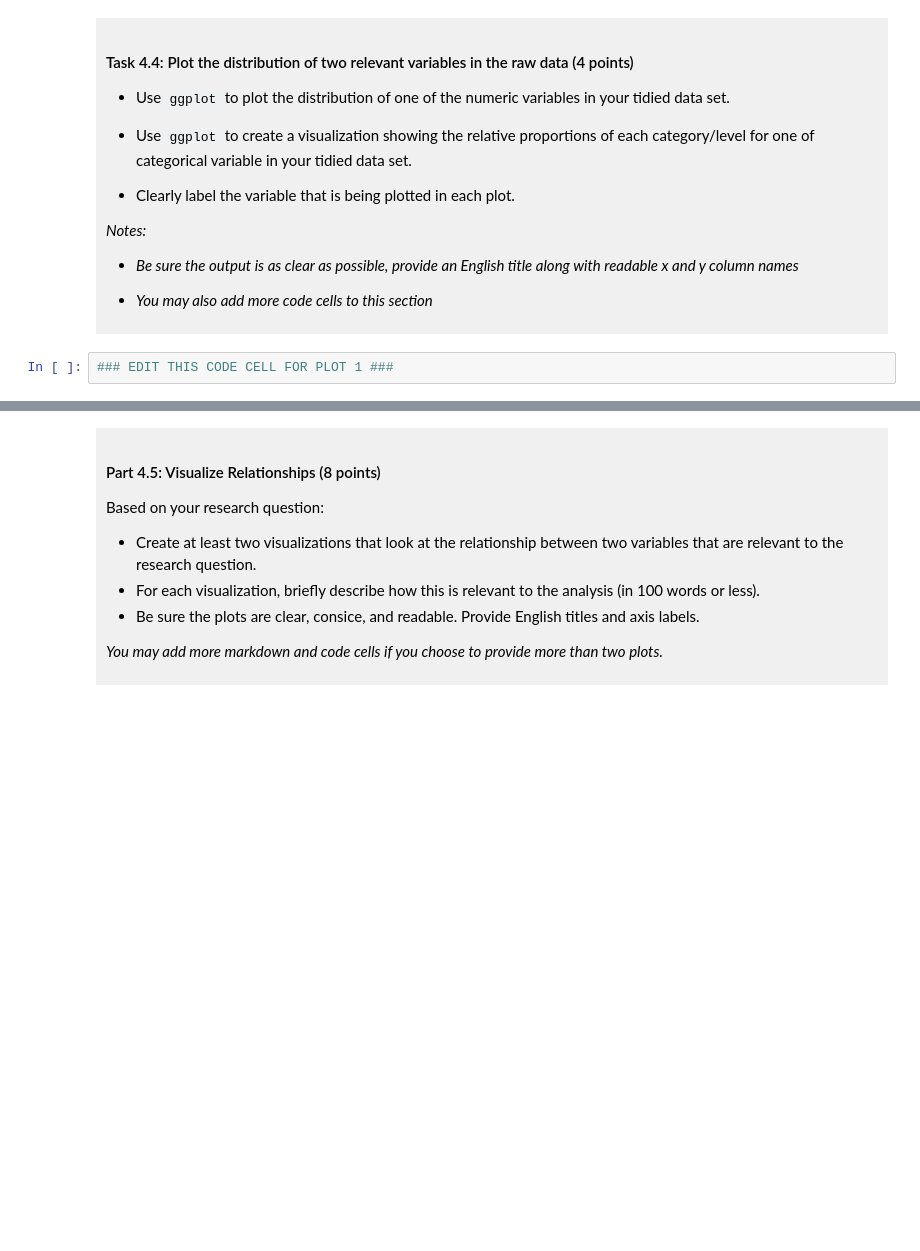
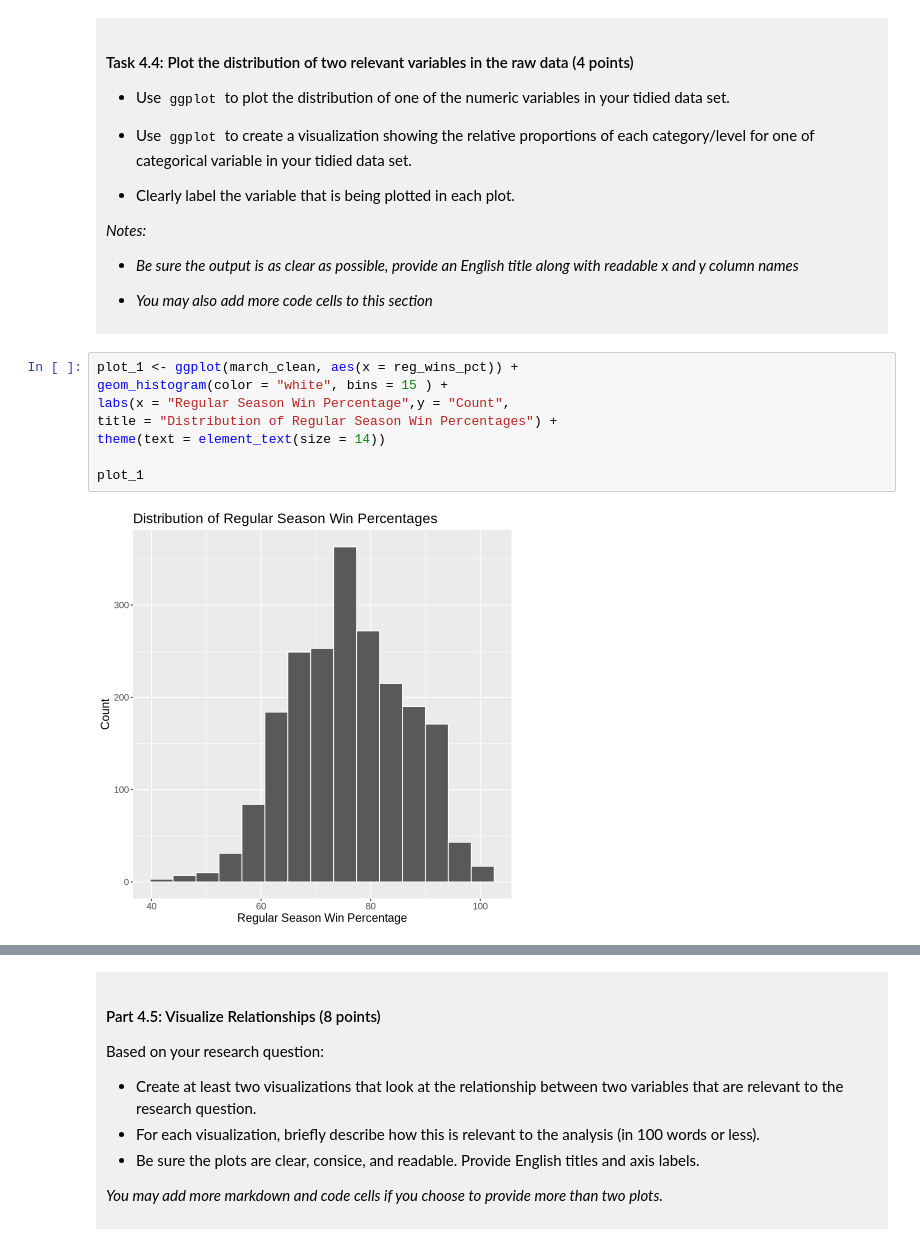
Before and after one commit to newnyy/dsci-100-project-newsha-khedri, a Jupyter notebook: dsci-100-project-notebook.ipynb, the cells around one changed output, grey strips where cells are left out. Saved outputs shown, nothing was run; the diff lists cells and outputs as text; blank space fills up the shorter version.

```diff
--- a/dsci-100-project-notebook.ipynb
+++ b/dsci-100-project-notebook.ipynb
@@ -302,5 +349,13 @@ You will refine your research question (if needed) and produce a tidy data set.
 
 </div>
 # %%
-### EDIT THIS CODE CELL FOR PLOT 1 ###
+plot_1 <- ggplot(march_clean, aes(x = reg_wins_pct)) +
+geom_histogram(color = "white", bins = 15 ) +
+labs(x = "Regular Season Win Percentage",y = "Count",
+title = "Distribution of Regular Season Win Percentages") +
+theme(text = element_text(size = 14))
+
+plot_1
+# %% [output]
+[figure, added]
 # %%
```
Also changed, not shown: parts of 8 cells of this notebook.
